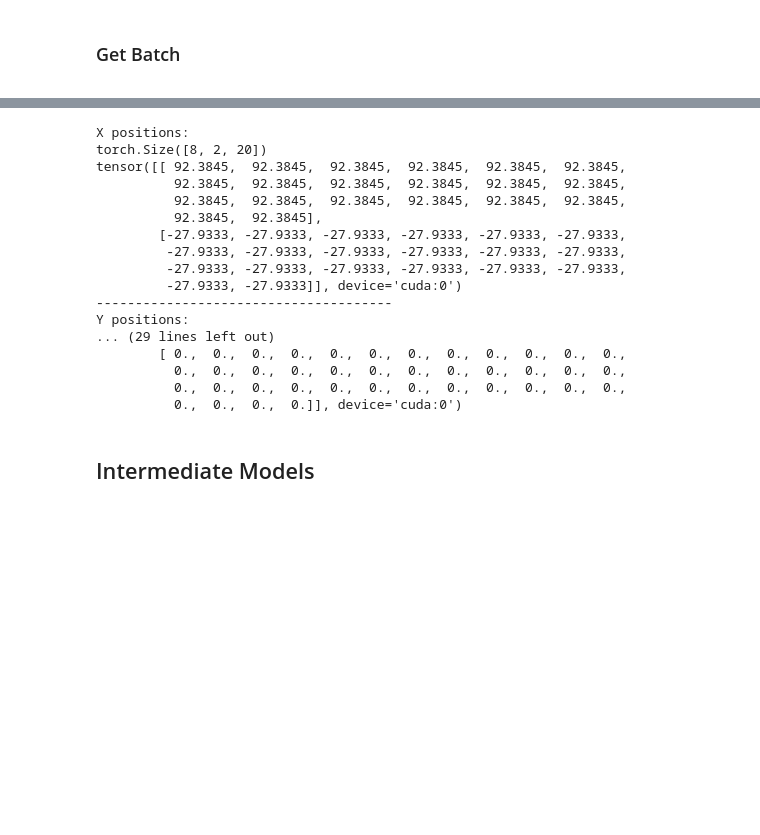
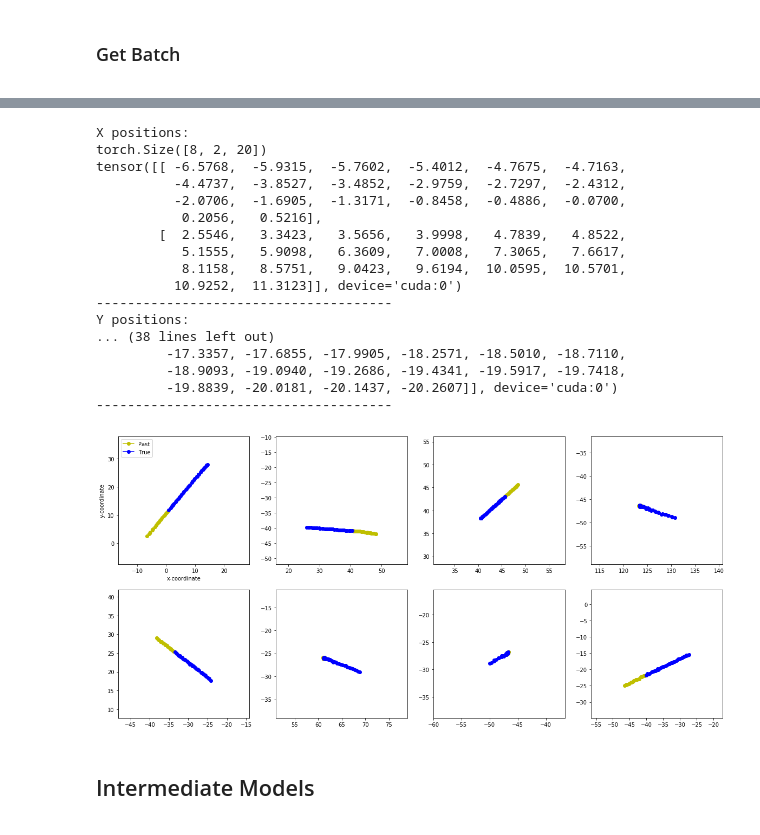
Before and after one commit to gmsdelmundo/urop-desire, a Jupyter notebook: DESIRE.ipynb, the cells around one changed output, grey strips where cells are left out. Cells and saved outputs as stored; diff of their text form; code cells hidden in the pictures; blank space fills up the shorter version.

```diff
--- a/DESIRE.ipynb
+++ b/DESIRE.ipynb
@@ -303,50 +404,56 @@ Y positions:
 # %%
 # Test synchronised batch
 
-X_position_test, Y_position_test, X_displacement_test, Y_displacement_test = get_batch(20, 40, 8,
-                                                                                       car_dict, time_dict,
-                                                                                       flag='sync',
-                                                                                       remove_linear=True)
+X_position_test, Y_position_test, X_displacement_test, Y_displacement_test = get_batch(20, 40, 8, data_dict,
+                                                                                       method='sync',
+                                                                                       remove_stop=True,
+                                                                                       augment_noise=True,
+                                                                                       augment_rotate=True)
 
 print('X positions:')
 print(X_position_test.size())
 print(X_position_test[0])
 
 print_line_sep()
 
 print('Y positions:')
 print(Y_position_test.size())
 print(Y_position_test[0])
 
 print_line_sep()
 
 print('X displacements:')
 print(X_displacement_test.size())
 print(X_displacement_test[0])
 
 print_line_sep()
 
 print('Y displacements:')
 print(Y_displacement_test.size())
 print(Y_displacement_test[0])
+
+print_line_sep()
+
+visualise_trajectories(X_position_test, Y_position_test, 8)
 # %% [output]
 X positions:
 torch.Size([8, 2, 20])
-tensor([[ 92.3845,  92.3845,  92.3845,  92.3845,  92.3845,  92.3845,
-          92.3845,  92.3845,  92.3845,  92.3845,  92.3845,  92.3845,
-          92.3845,  92.3845,  92.3845,  92.3845,  92.3845,  92.3845,
-          92.3845,  92.3845],
-        [-27.9333, -27.9333, -27.9333, -27.9333, -27.9333, -27.9333,
-         -27.9333, -27.9333, -27.9333, -27.9333, -27.9333, -27.9333,
-         -27.9333, -27.9333, -27.9333, -27.9333, -27.9333, -27.9333,
-         -27.9333, -27.9333]], device='cuda:0')
+tensor([[ -6.5768,  -5.9315,  -5.7602,  -5.4012,  -4.7675,  -4.7163,
+          -4.4737,  -3.8527,  -3.4852,  -2.9759,  -2.7297,  -2.4312,
+          -2.0706,  -1.6905,  -1.3171,  -0.8458,  -0.4886,  -0.0700,
+           0.2056,   0.5216],
+        [  2.5546,   3.3423,   3.5656,   3.9998,   4.7839,   4.8522,
+           5.1555,   5.9098,   6.3609,   7.0008,   7.3065,   7.6617,
+           8.1158,   8.5751,   9.0423,   9.6194,  10.0595,  10.5701,
+          10.9252,  11.3123]], device='cuda:0')
 --------------------------------------
 Y positions:
-... (29 lines left out)
-        [ 0.,  0.,  0.,  0.,  0.,  0.,  0.,  0.,  0.,  0.,  0.,  0.,
-          0.,  0.,  0.,  0.,  0.,  0.,  0.,  0.,  0.,  0.,  0.,  0.,
-          0.,  0.,  0.,  0.,  0.,  0.,  0.,  0.,  0.,  0.,  0.,  0.,
-          0.,  0.,  0.,  0.]], device='cuda:0')
+... (38 lines left out)
+         -17.3357, -17.6855, -17.9905, -18.2571, -18.5010, -18.7110,
+         -18.9093, -19.0940, -19.2686, -19.4341, -19.5917, -19.7418,
+         -19.8839, -20.0181, -20.1437, -20.2607]], device='cuda:0')
+--------------------------------------
+[figure, added]
 # %% [markdown]
 ## Intermediate Models
 <a id='sg_intermediate_models'></a>
```
Also changed, not shown: parts of 10 cells of this notebook, 1 other file.
